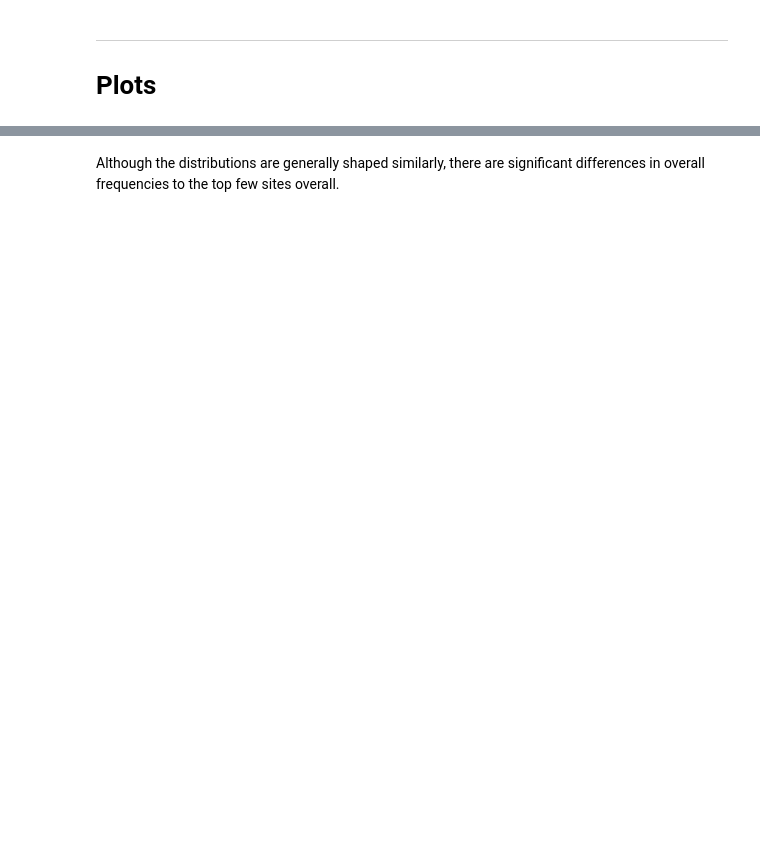
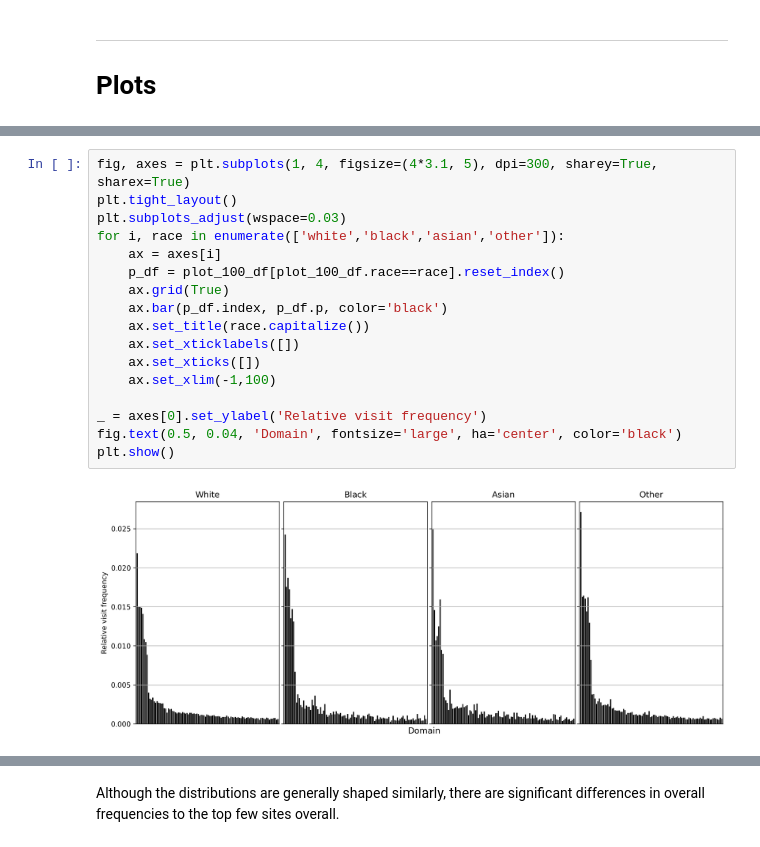
Before and after one commit to aberke/floc-analysis, a Jupyter notebook: notebooks/sensitivity-by-race-by-domain-visit-frequency.ipynb, the cells around one changed output, grey strips where cells are left out. Drawn from its saved outputs; the diff is of its cells as text; blank space fills up the shorter version.

```diff
--- a/notebooks/sensitivity-by-race-by-domain-visit-frequency.ipynb
+++ b/notebooks/sensitivity-by-race-by-domain-visit-frequency.ipynb
@@ -231,2 +247,21 @@ plot_df.head()
+# %%
+fig, axes = plt.subplots(1, 4, figsize=(4*3.1, 5), dpi=300, sharey=True, sharex=True)
+plt.tight_layout()
+plt.subplots_adjust(wspace=0.03)
+for i, race in enumerate(['white','black','asian','other']):
+    ax = axes[i]
+    p_df = plot_100_df[plot_100_df.race==race].reset_index()
+    ax.grid(True)
+    ax.bar(p_df.index, p_df.p, color='black')
+    ax.set_title(race.capitalize())
+    ax.set_xticklabels([])
+    ax.set_xticks([])
+    ax.set_xlim(-1,100)
+
+_ = axes[0].set_ylabel('Relative visit frequency')
+fig.text(0.5, 0.04, 'Domain', fontsize='large', ha='center', color='black')
+plt.show()
+# %% [output]
+[figure, added]
 # %%
 from plotnine import geom_density, geom_col
```
Also changed, not shown: parts of 23 cells of this notebook, 21 other files.
